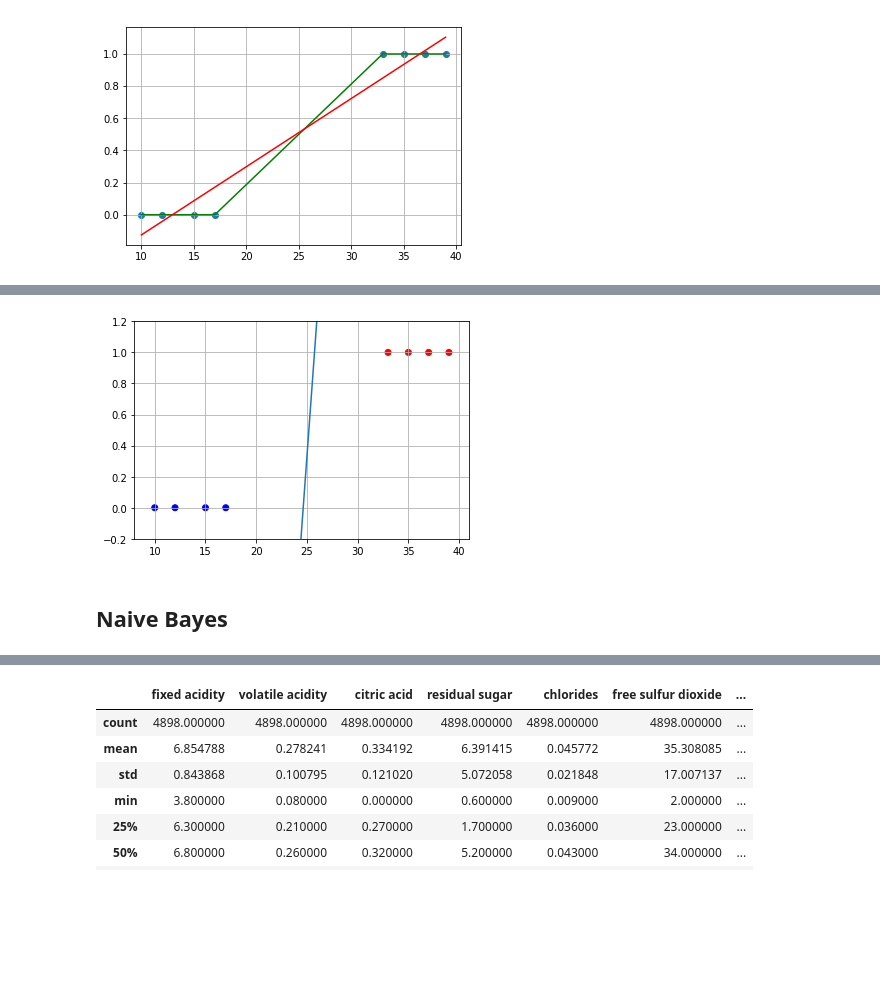
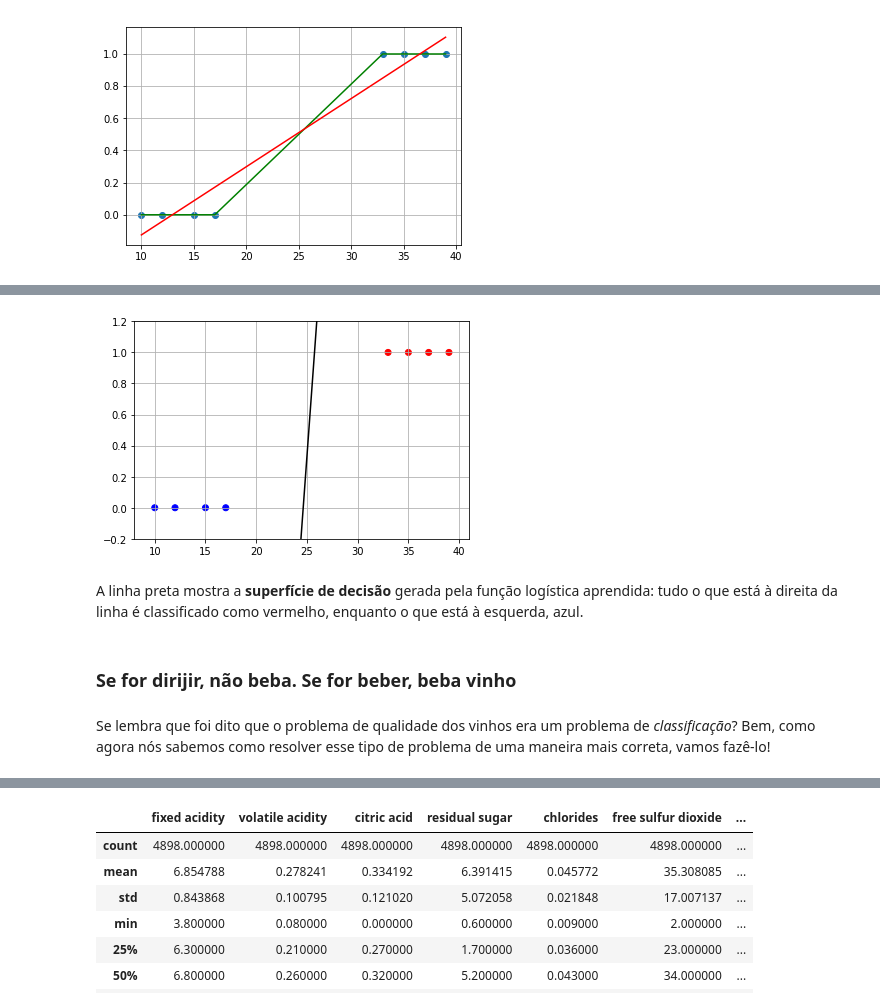
Before and after one commit to InsightLab/imersao-ciencia-de-dados, a Jupyter notebook: 2019/04-Modelos_Lineares/Modelos Lineares.ipynb, the cells around one changed output, grey strips where cells are left out. Cells and saved outputs as stored; diff of their text form; code cells hidden in the pictures; blank space fills up the shorter version.

```diff
--- a/2019/04-Modelos_Lineares/Modelos Lineares.ipynb
+++ b/2019/04-Modelos_Lineares/Modelos Lineares.ipynb
@@ -189,15 +303,19 @@ plt.plot(M,y_predicted_linear, c='r')
 # %%
 points_x=[x for x in range(10,41)]
 
 line_bias = model.intercept_
 line_w = model.coef_.T
 points_y=[(line_w[0]*x+line_bias) for x in points_x]
-plt.plot(points_x, points_y)
+plt.plot(points_x, points_y, 'k')
 plt.scatter(M,V,c=["b" if v == 0 else "r" for v in V])
 plt.xlim((8,41))
 plt.ylim((-0.2,1.2))
 plt.grid()
 # %% [output]
-[figure, old version]
+[figure, new version]
-# %% [markdown]
-## Naive Bayes
+# %% [markdown]
+A linha preta mostra a **superfície de decisão** gerada pela função logística aprendida: tudo o que está à direita da linha é classificado como vermelho, enquanto o que está à esquerda, azul.
+# %% [markdown]
+### Se for dirijir, não beba. Se for beber, beba vinho
+# %% [markdown]
+Se lembra que foi dito que o problema de qualidade dos vinhos era um problema de *classificação*? Bem, como agora nós sabemos como resolver esse tipo de problema de uma maneira mais correta, vamos fazê-lo!
```
Also changed, not shown: parts of 89 cells of this notebook.
